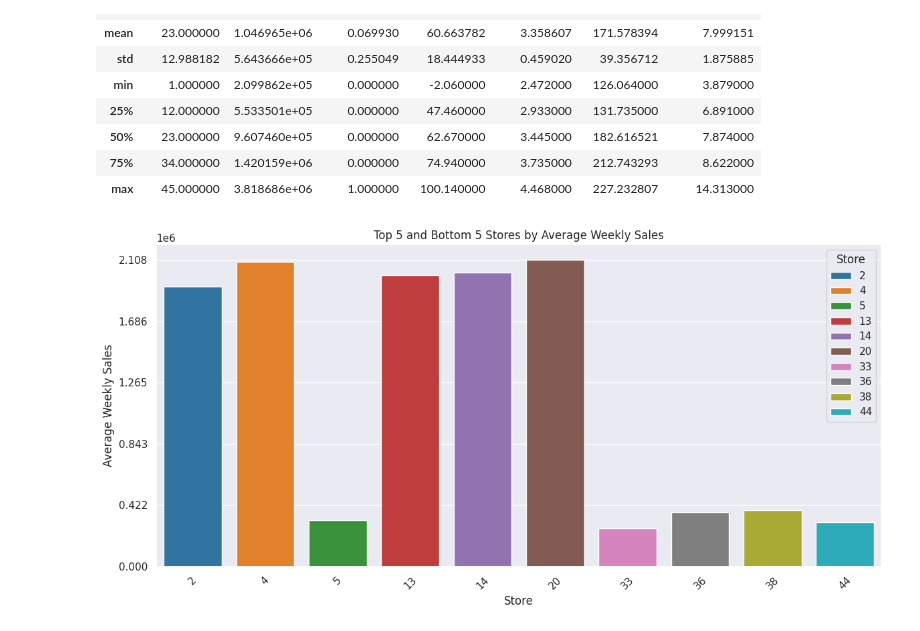
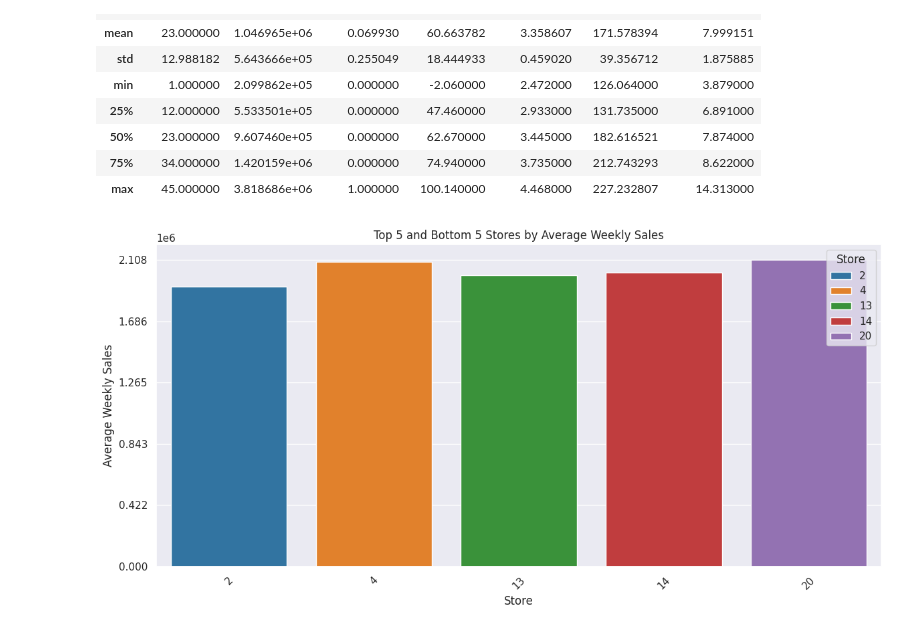
Before and after one commit to yushi2006/walmart-sales-forecasting, a Jupyter notebook: notebooks/EDA.ipynb, the cells around one changed output. Cells and saved outputs as stored; diff of their text form; code cells hidden in the pictures.

```diff
--- a/notebooks/EDA.ipynb
+++ b/notebooks/EDA.ipynb
@@ -50,44 +63,27 @@ df.describe()
 # %%
-# Question 1: Which store has the highest average profits over one week
-# Set the Seaborn theme
-sns.set_theme(style="darkgrid")
-
-# Calculate average Weekly_Sales per store
-store_avg_sales = df.groupby("Store")["Weekly_Sales"].mean().reset_index()
-
-# Get top 5 stores (highest average Weekly_Sales)
-top_5_stores = store_avg_sales.nlargest(5, "Weekly_Sales")
-
-# Get bottom 5 stores (lowest average Weekly_Sales)
-bottom_5_stores = store_avg_sales.nsmallest(5, "Weekly_Sales")
-
-# Combine top 5 and bottom 5 into one DataFrame
-combined_stores = pd.concat([top_5_stores, bottom_5_stores])
-
-# Create a bar plot
 plt.figure(figsize=(12, 6))  # Set figure size for readability
-sns.barplot(data=combined_stores, x="Store", y="Weekly_Sales", hue="Store", palette="tab10")
+sns.barplot(data=top_5_stores, x="Store", y="Weekly_Sales", hue="Store", palette="tab10")
 
 # Rotate x-axis labels for better readability
 plt.xticks(rotation=45)
 
 # Customize y-axis tick spacing
-max_sales = combined_stores["Weekly_Sales"].max()
+max_sales = top_5_stores["Weekly_Sales"].max()
 y_ticks = np.arange(0, max_sales + 1, step=max_sales // 5)  # Adjust step for ~5 ticks
 plt.yticks(y_ticks)
 
 # Add title and labels
 plt.title("Top 5 and Bottom 5 Stores by Average Weekly Sales")
 plt.xlabel("Store")
 plt.ylabel("Average Weekly Sales")
 
 # Adjust layout to prevent label cutoff
 plt.tight_layout()
 
 # Save the plot
-plt.savefig("../figures/avg_weekly_sales_stores.png")
+plt.savefig("../figures/max_avg_weekly_sales_stores.png")
 
 # Show the plot
 plt.show()
 # %% [output]
-[figure, old version]
+[figure, new version]
```
Also changed, not shown: parts of 10 cells of this notebook, 6 other files.
